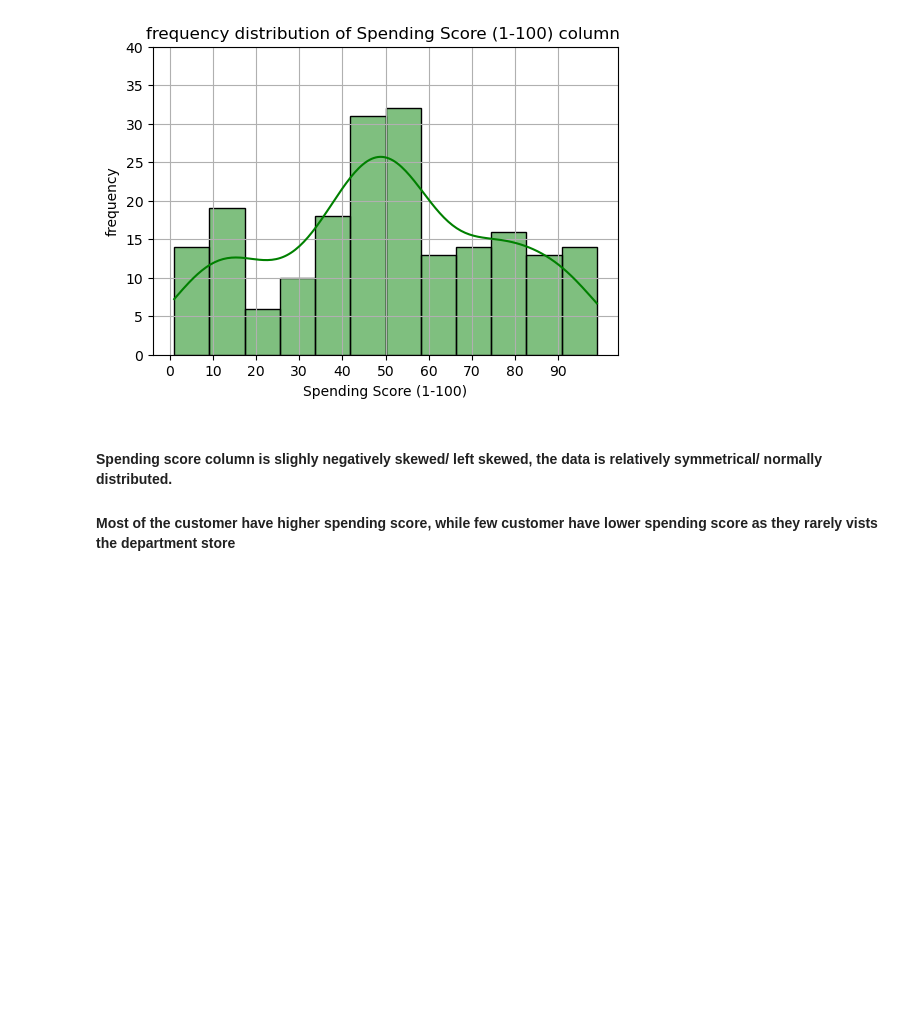
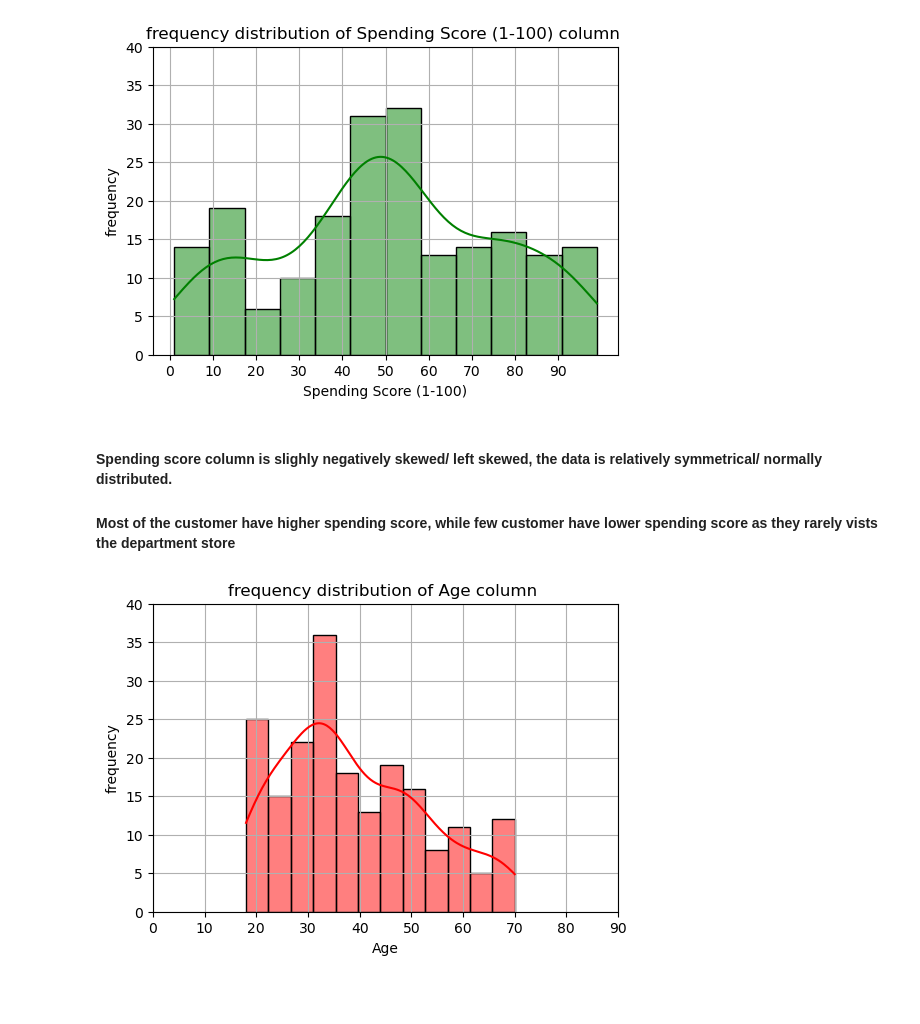
Before and after one commit to sajinamatya/Customer-Segmentation-, a Jupyter notebook: customer segmentation.ipynb, the cells around one changed output. Saved outputs shown, nothing was run; the diff lists cells and outputs as text; code cells hidden in the pictures; blank space fills up the shorter version.

```diff
--- a/customer segmentation.ipynb
+++ b/customer segmentation.ipynb
@@ -103,6 +103,27 @@ plt.show()
 # %% [markdown]
 #### Spending score column is  slighly negatively skewed/ left skewed, the data is relatively symmetrical/ normally distributed.
 #### Most of the customer have higher spending score, while few  customer  have lower spending score as they rarely vists  the department store
+# %%
+# calculating the desire number of bins for the histogram
+# fiugure size
+plt.figure(figsize=(6, 4))
+# plotting histogram for work_year columm
+sns.histplot(dataframe['Age'], bins='rice', kde=True,color='red')
+# x axis  ticks values
+plt.xticks(range(0,100,10))
+# y axis ticks value
+plt.yticks(range(0,45,5))
+# title of the plot
+plt.title("frequency distribution of Age column " )
+# name of the xlabel
+plt.xlabel('Age')
+# name of the y label
+plt.ylabel("frequency")
+# include grid in the histogram
+plt.grid()
+plt.show()
+# %% [output]
+[figure, added]
 # %% [markdown]
 ##
 # %% [markdown]
```
Also changed, not shown: parts of 1 cell of this notebook.
